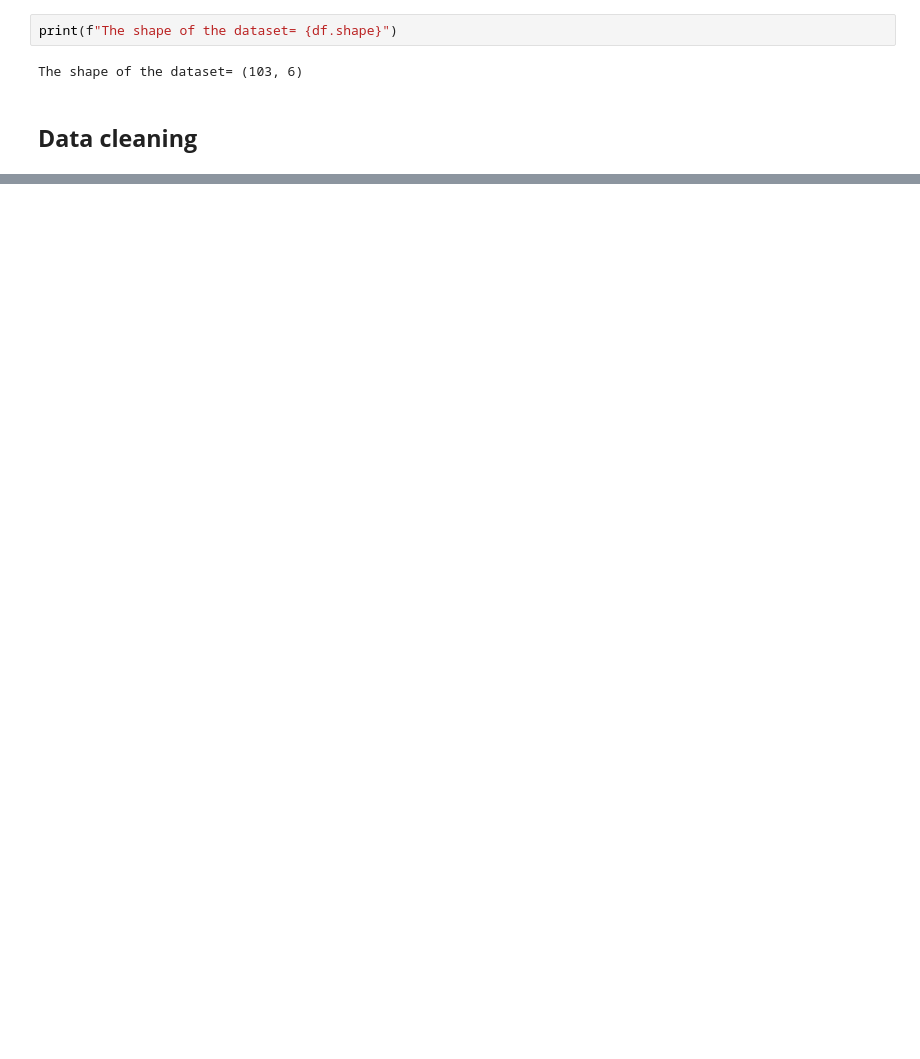
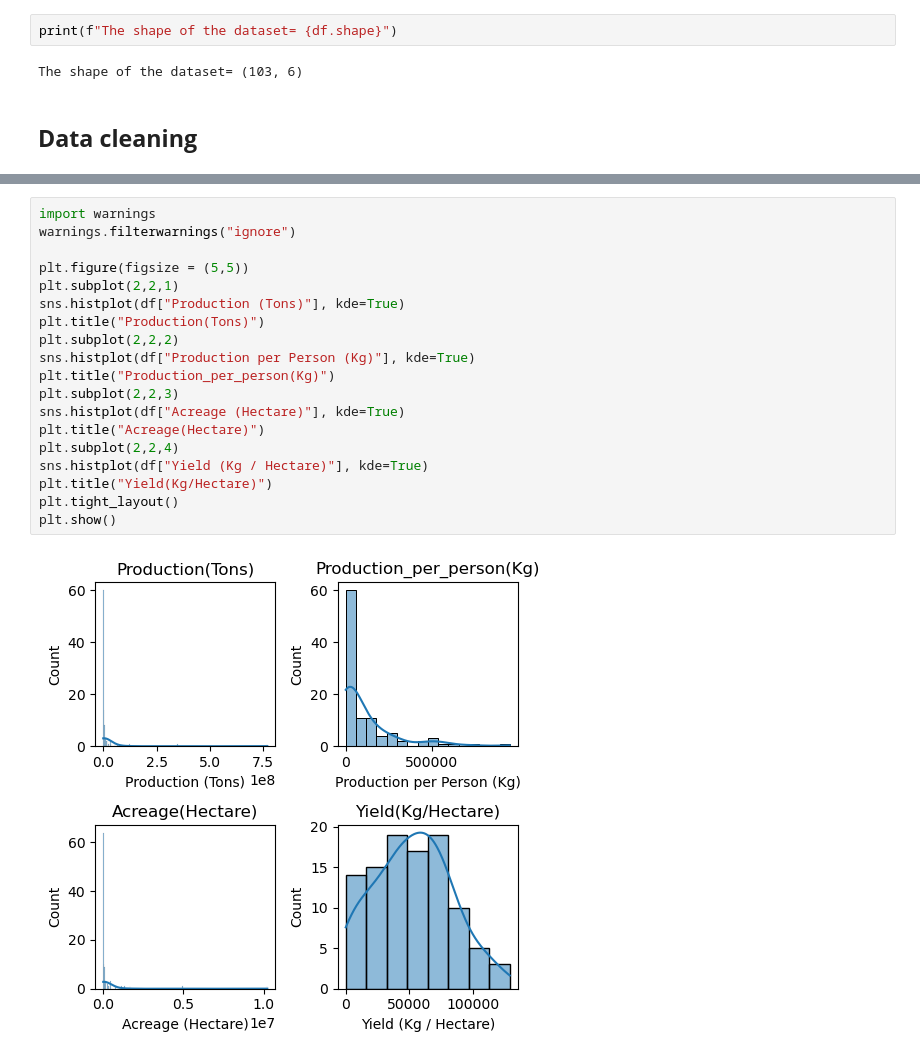
Before and after one commit to Sameershrinath/5th_sem, a Jupyter notebook: PYTHON/DATA_SCIENCE/Data_analysis01.ipynb, the cells around one changed output, grey strips where cells are left out. Drawn from its saved outputs; the diff is of its cells as text; blank space fills up the shorter version.

```diff
--- a/PYTHON/DATA_SCIENCE/Data_analysis01.ipynb
+++ b/PYTHON/DATA_SCIENCE/Data_analysis01.ipynb
@@ -28,0 +156,21 @@ df["Production (Tons)"]=df["Production (Tons)"].str.replace(".","")
+# %%
+import warnings
+warnings.filterwarnings("ignore")
+
+plt.figure(figsize = (5,5))
+plt.subplot(2,2,1)
+sns.histplot(df["Production (Tons)"], kde=True)
+plt.title("Production(Tons)")
+plt.subplot(2,2,2)
+sns.histplot(df["Production per Person (Kg)"], kde=True)
+plt.title("Production_per_person(Kg)")
+plt.subplot(2,2,3)
+sns.histplot(df["Acreage (Hectare)"], kde=True)
+plt.title("Acreage(Hectare)")
+plt.subplot(2,2,4)
+sns.histplot(df["Yield (Kg / Hectare)"], kde=True)
+plt.title("Yield(Kg/Hectare)")
+plt.tight_layout()
+plt.show()
+# %% [output]
+[figure, added]
```
Also changed, not shown: parts of 18 cells of this notebook.
